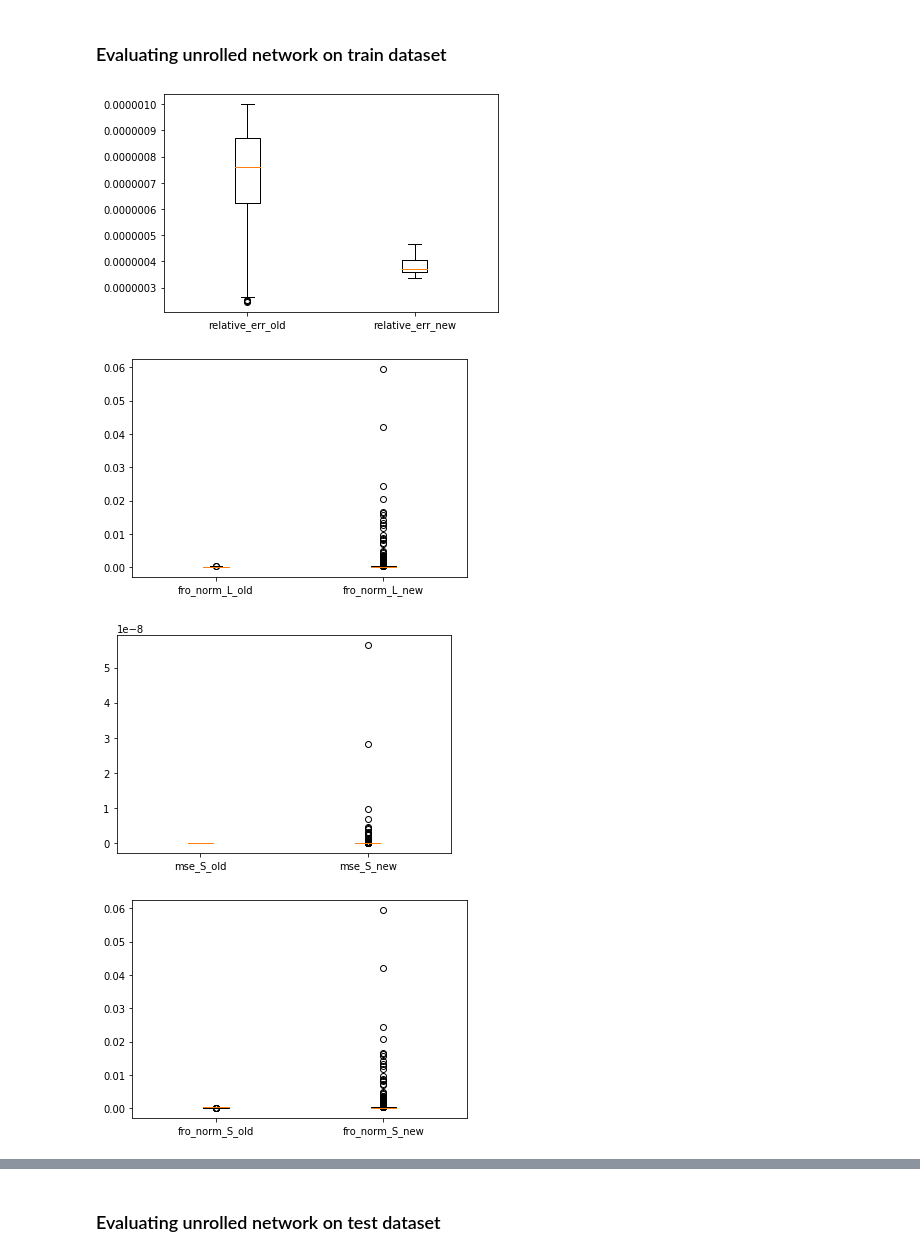
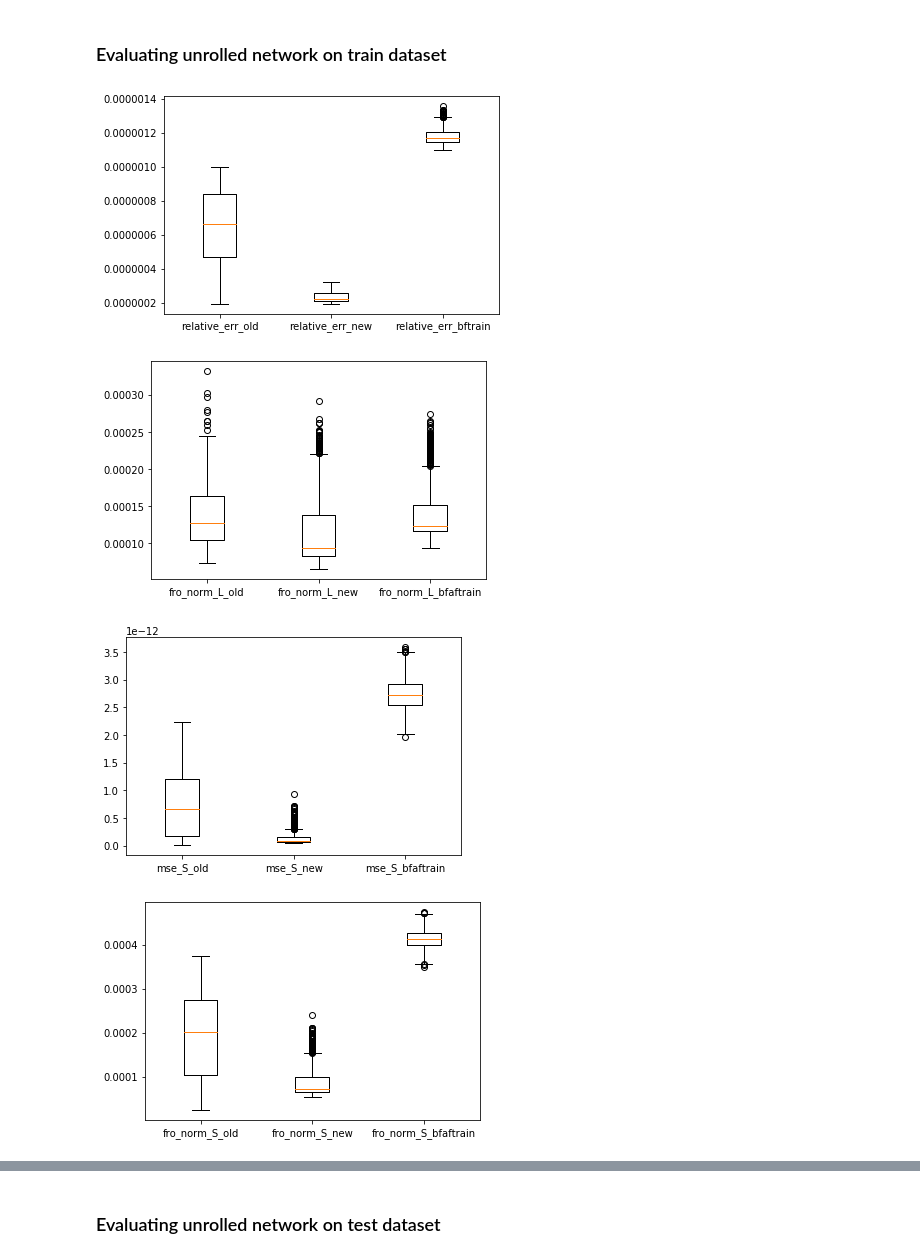
Before and after one commit to elitanzc/FYP, a Jupyter notebook: Learned_AccAltProj.ipynb, the cells around one changed output, grey strips where cells are left out. Saved outputs shown, nothing was run; the diff lists cells and outputs as text; code cells hidden in the pictures.

```diff
--- a/Learned_AccAltProj.ipynb
+++ b/Learned_AccAltProj.ipynb
@@ -114,7 +114,8 @@ class LearnedAAP(nn.Module):
         super().__init__()
         self.max_iter = max_iter
         self.gamma = nn.Parameter(torch.tensor(0.7))
-        # self.beta = nn.Parameter(torch.tensor(0.05))
+        #self.gamma = torch.tensor(0.7)
+        self.beta = nn.Parameter(torch.tensor(0.03))
 
         ## Stack layers
         self.layer = [InitStage()]
@@ -131,7 +132,7 @@ class LearnedAAP(nn.Module):
         S, L, U, V, beta, norm_of_M0 = lay_init(M0, r)
         for t in range(1, self.max_iter + 1):
             lay = self.layers[t]
-            S, L, U, V = lay(M0, S, U, V, r, beta)
+            S, L, U, V = lay(M0, S, U, V, r, self.beta)
             self.loss[t] = torch.linalg.norm(M0 - L - S)/ norm_of_M0
         return L, S
 # %% [markdown]
@@ -141,7 +142,7 @@ class LearnedAAP(nn.Module):
 d1 = 250                   # num. of rows
 d2 = 250                   # num. of columns
 max_iter = 40              # num. of layers trained
-alpha_true = 0.3
+alpha_true = 0.1
 c_true = 1
 r = 2
 dataset_size = 1000
@@ -164,7 +165,7 @@ for i, (L_true, S_true, M_true) in enumerate(train):
 net = LearnedAAP(max_iter)
 params_bftrain = [x.clone().detach().numpy() for x in list(net.parameters())]
 
-optimizer=Adam(net.parameters(), lr=6e-5, weight_decay=1e-2)
+optimizer=Adam(net.parameters(), lr=2e-04, weight_decay=1e-06)
 
 nepochs = 100
 l0_norm_of_S_Shat = []
@@ -174,9 +175,9 @@ for epoch in range(nepochs):
         L0, S0, M0 = train_est[i]
         optimizer.zero_grad()
         L_hat, S_hat = net(M0, r)
-        loss = torch.linalg.norm(L0 - L_hat) \
-                + torch.linalg.norm(S0 - S_hat) \
-                + (1/2)*torch.linalg.norm(M0 - L_hat - S_hat)
+        loss = torch.pow(torch.linalg.norm(L0 - L_hat), 2) \
+                + torch.pow(torch.linalg.norm(S0 - S_hat), 2) \
+                + torch.pow(torch.linalg.norm(M0 - L_hat - S_hat), 2)
         loss.backward()
         optimizer.step()
         l0_norm_of_S_Shat.append(torch.count_nonzero(S0 - S_hat))
@@ -238,30 +253,30 @@ for i, (L_true, S_true, M_true) in enumerate(train):
 # %%
 fig, ax = plt.subplots()
-ax.boxplot([relative_err_old, relative_err_new])
-ax.set_xticklabels(["relative_err_old", "relative_err_new"])
+ax.boxplot([relative_err_old, relative_err_new, relative_err_bftrain])
+ax.set_xticklabels(["relative_err_old", "relative_err_new", "relative_err_bftrain"])
 plt.show()
 
 fig, ax = plt.subplots()
-ax.boxplot([fro_norm_L_old, fro_norm_L_new])
-ax.set_xticklabels(["fro_norm_L_old", "fro_norm_L_new"])
+ax.boxplot([fro_norm_L_old, fro_norm_L_new, fro_norm_L_bftrain])
+ax.set_xticklabels(["fro_norm_L_old", "fro_norm_L_new", "fro_norm_L_bfaftrain"])
 plt.show()
 
 fig, ax = plt.subplots()
-ax.boxplot([mse_S_old, mse_S_new])
-ax.set_xticklabels(["mse_S_old", "mse_S_new"])
+ax.boxplot([mse_S_old, mse_S_new, mse_S_bftrain])
+ax.set_xticklabels(["mse_S_old", "mse_S_new", "mse_S_bfaftrain"])
 plt.show()
 
 fig, ax = plt.subplots()
-ax.boxplot([fro_norm_S_old, fro_norm_S_new])
-ax.set_xticklabels(["fro_norm_S_old", "fro_norm_S_new"])
+ax.boxplot([fro_norm_S_old, fro_norm_S_new, fro_norm_S_bftrain])
+ax.set_xticklabels(["fro_norm_S_old", "fro_norm_S_new", "fro_norm_S_bfaftrain"])
 plt.show()
 
 fig, ax = plt.subplots()
-ax.boxplot([count_nonzeros_S_old, count_nonzeros_S_new])
-ax.set_xticklabels(["count_nonzeros_S_old", "count_nonzeros_S_new"])
+ax.boxplot([count_nonzeros_S_old, count_nonzeros_S_new, count_nonzeros_S_bftrain])
+ax.set_xticklabels(["count_nonzeros_S_old", "count_nonzeros_S_new", "count_nonzeros_S_bfaftrain"])
 plt.show()
 # %% [output]
-[figure, old version]
+[figure, new version]
-[figure, old version]
+[figure, new version]
-[figure, old version]
+[figure, new version]
-[figure, old version]
+[figure, new version]
```
Also changed, not shown: parts of 40 cells of this notebook, 1 other file.
